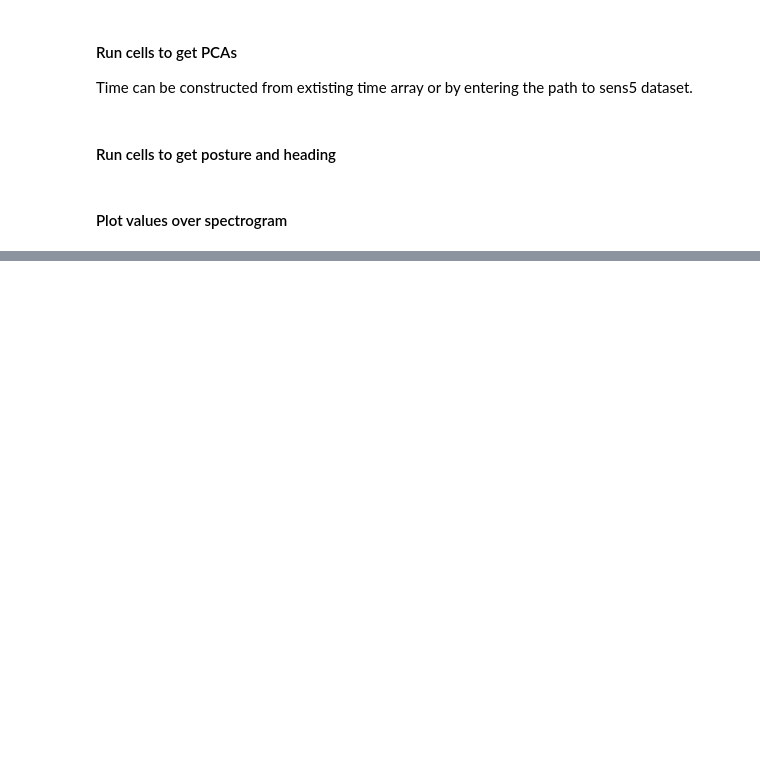
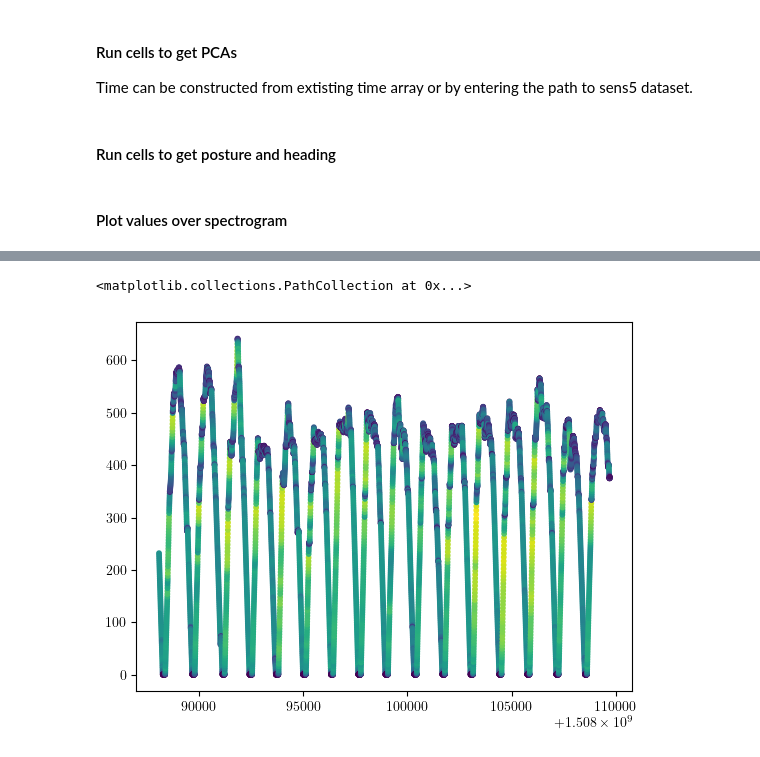
Before and after one commit to gmanatole/Biologging_Toolkit, a Jupyter notebook: notebooks/graph_spectrogram.ipynb, the cells around one changed output, grey strips where cells are left out. Cells and saved outputs as stored; diff of their text form; code cells hidden in the pictures; blank space fills up the shorter version.

```diff
--- a/notebooks/graph_spectrogram.ipynb
+++ b/notebooks/graph_spectrogram.ipynb
@@ -74,0 +81,10 @@ plot_spectrogram(inst, debut, fin, freq_min, freq_max, raw_path,
+# %%
+dP = abs(inst.ds['depth'][:].data[1:] - inst.ds['depth'][:].data[:-1])
+import numpy as np
+dP = np.append(dP, [0])
+# %%
+mask = (inst.ds['time'][:].data > 1508088100+0*3600) & (inst.ds['time'][:].data < 1508088100+6*3600)
+plt.scatter(inst.ds['time'][:].data[mask], inst.ds['depth'][:].data[mask], c=dP[mask], s = 10)
+# %% [output]
+<matplotlib.collections.PathCollection at 0x...>
+[figure, added]
```
Also changed, not shown: parts of 6 cells of this notebook, 4 other files.
